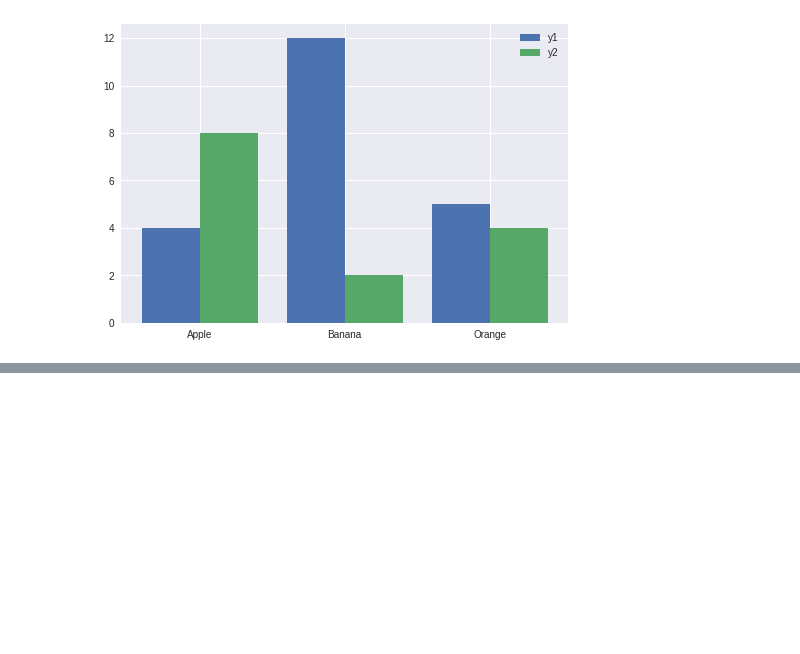
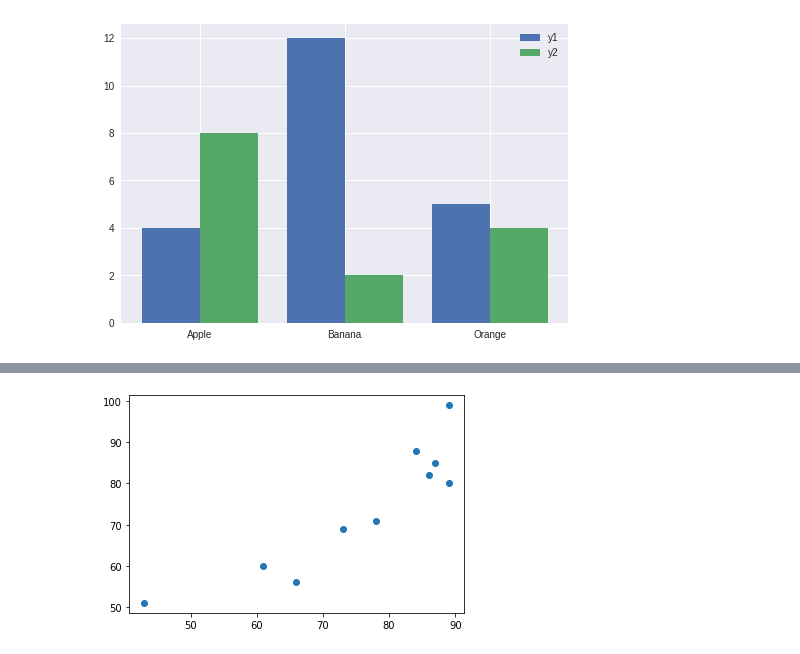
Before and after one commit to haruya0605037/sample2, a Jupyter notebook: python1w.ipynb, the cells around one changed output, grey strips where cells are left out. Cells and saved outputs as stored; diff of their text form; code cells hidden in the pictures; blank space fills up the shorter version.

```diff
--- a/python1w.ipynb
+++ b/python1w.ipynb
@@ -877,0 +931,10 @@ plt.show()
+# %%
+# 散布図1
+science_score = [43, 78, 73, 86, 89, 61, 84, 66, 87, 89]
+math_score = [51, 71, 69, 82, 80, 60, 88, 56, 85, 99]
+
+fig, ax = plt.subplots()
+ax.scatter(science_score, math_score)  # scatter(x軸リスト, y軸リスト)メソッド
+plt.show()
+# %% [output]
+[figure, added]
```
Also changed, not shown: parts of 15 cells of this notebook.
